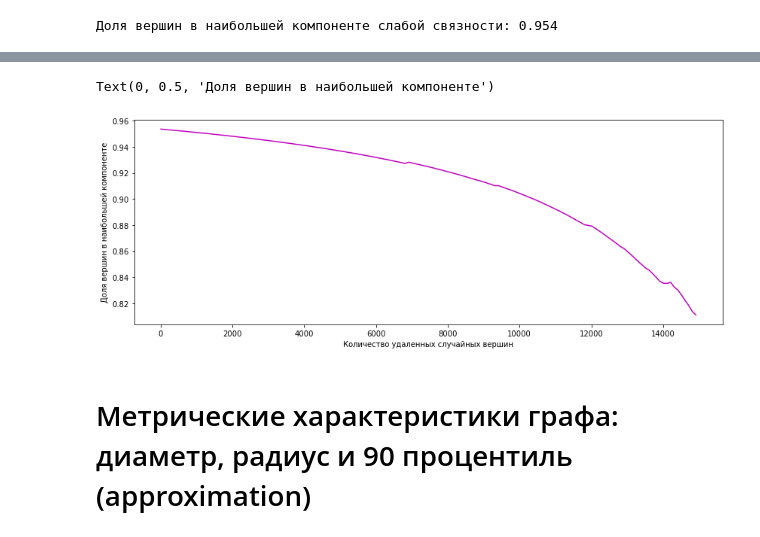
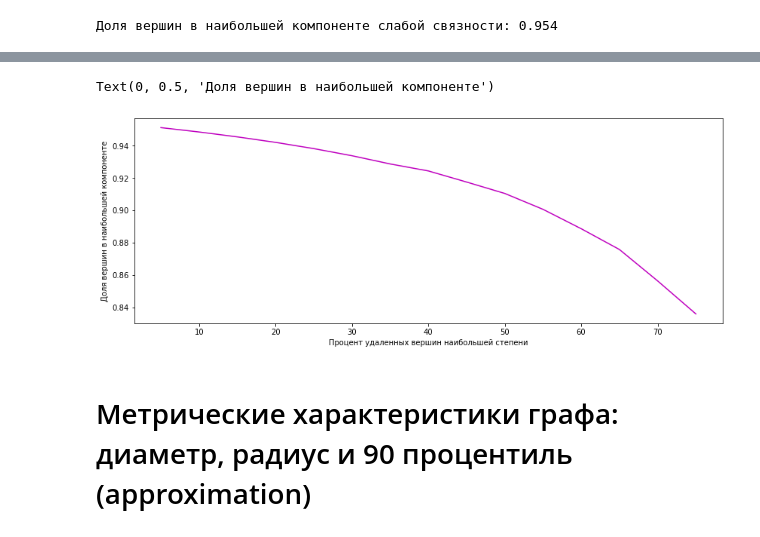
Before and after one commit to AnatolyAdamovich/graph-analysis, a Jupyter notebook: CO-Astro.ipynb, the cells around one changed output, grey strips where cells are left out. Cells and saved outputs as stored; diff of their text form; code cells hidden in the pictures.

```diff
--- a/CO-Astro.ipynb
+++ b/CO-Astro.ipynb
@@ -46,25 +46,19 @@ print(f'Доля вершин в наибольшей компоненте сл
 # %%
 %%time
 
-number_of_removing = np.arange(10, 15000, 100)
+procent_of_removing = np.arange(5, 80, 5) # от 5 до 75 с шагом 5
 props = []
-for n in number_of_removing:
+for x in procent_of_removing:
+    n = round(G.nodes_count * (x/100)) # число удаляемых вершин
     removing_nodes = G.selection(x=n,
                                  most_degree=False)
     tmp_set = nodes_in_largest_component - removing_nodes
     proportion = len(tmp_set) / (G.nodes_count-n)
     props.append(proportion)
 
-#     print(f'После удаления {n} случайных вершин:')
-#     print(f'--- осталось {len(tmp_set)} вершин')
-#     print(f'--- доля {round(proportion, 5)}')
-#     print()
-    ## спросить: мы считаем долю в модифицированном графе? То есть в том графе, из которого удалили вершины?
-    ## или же нужно считать долю в исходном графе?
-
 
 plt.figure(figsize=(14, 5))
-plt.plot(number_of_removing, props, 'm')
-plt.xlabel('Количество удаленных случайных вершин')
+plt.plot(procent_of_removing, props, 'm')
+plt.xlabel('Процент удаленных случайных вершин')
 plt.ylabel('Доля вершин в наибольшей компоненте')
 # %% [output]
@@ -76,25 +70,19 @@ Text(0, 0.5, 'Доля вершин в наибольшей компоненте
 # %%
 %%time
 
-number_of_removing = np.arange(10, 15000, 100)
+procent_of_removing = np.arange(5, 80, 5) # от 5 до 75 с шагом 5
 props = []
-for n in number_of_removing:
+for x in procent_of_removing:
+    n = round(G.nodes_count * (x/100)) # число удаляемых вершин
     removing_nodes = G.selection(x=n,
                                  most_degree=True)
     tmp_set = nodes_in_largest_component - removing_nodes
     proportion = len(tmp_set) / (G.nodes_count-n)
     props.append(proportion)
 
-#     print(f'После удаления {n} случайных вершин:')
-#     print(f'--- осталось {len(tmp_set)} вершин')
-#     print(f'--- доля {round(proportion, 5)}')
-#     print()
-    ## спросить: мы считаем долю в модифицированном графе? То есть в том графе, из которого удалили вершины?
-    ## или же нужно считать долю в исходном графе?
-
 
 plt.figure(figsize=(14, 5))
-plt.plot(number_of_removing, props, 'm')
-plt.xlabel('Количество удаленных случайных вершин')
+plt.plot(procent_of_removing, props, 'm')
+plt.xlabel('Процент удаленных вершин наибольшей степени')
 plt.ylabel('Доля вершин в наибольшей компоненте')
 # %% [output]
@@ -102,4 +90,4 @@ Wall time: 1.92 s
 Text(0, 0.5, 'Доля вершин в наибольшей компоненте')
-[figure, old version]
+[figure, new version]
 # %% [markdown]
 # Метрические характеристики графа: диаметр, радиус и 90 процентиль (approximation)
```
Also changed, not shown: parts of 13 cells of this notebook, 1 other file.
